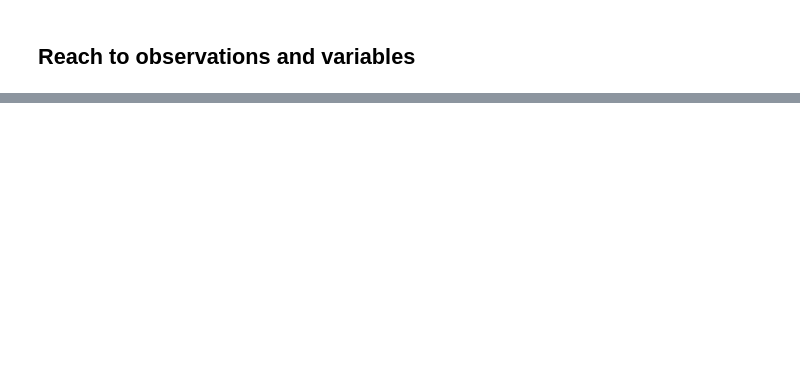
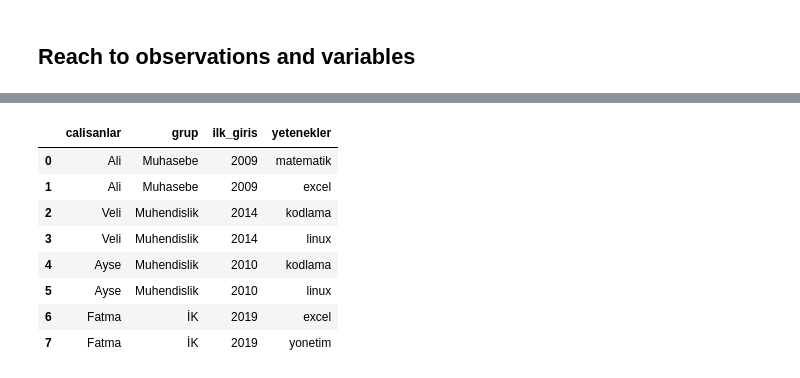
Before and after one commit to bevirgen/Data-Science---Artificial-Intelligence, a Jupyter notebook: 1. Python/2. Dr. M. Vahit Keskin/3. Pandas Basics/pandas_basics.ipynb, the cells around one changed output, grey strips where cells are left out. Cells and saved outputs as stored; diff of their text form; code cells hidden in the pictures; blank space fills up the shorter version.

```diff
--- a/1. Python/2. Dr. M. Vahit Keskin/3. Pandas Basics/pandas_basics.ipynb
+++ b/1. Python/2. Dr. M. Vahit Keskin/3. Pandas Basics/pandas_basics.ipynb
@@ -543,0 +658,5 @@ df.loc[df.var2 > 3, ['added_column']]
+# %%
+df1 = pd.DataFrame({'calisanlar': ['Ali', 'Veli', 'Ayse', 'Fatma'],
+                    'grup': ['Muhasebe', 'Muhendislik', 'Muhendislik', 'İK']})
+
+df1
@@ -543,0 +669,5 @@ df.loc[df.var2 > 3, ['added_column']]
+# %%
+df2 = pd.DataFrame({'calisanlar': ['Ayse', 'Ali', 'Veli', 'Fatma'],
+                    'ilk_giris': [2010, 2009, 2014, 2019]})
+
+df2
@@ -543,0 +696,3 @@ df.loc[df.var2 > 3, ['added_column']]
+# %%
+df3 = pd.merge(df1,df2)
+df3
@@ -543,0 +723,7 @@ df.loc[df.var2 > 3, ['added_column']]
+# %%
+df5 = pd.DataFrame({'grup': ['Muhasebe', 'Muhasebe',
+                              'Muhendislik', 'Muhendislik', 'İK', 'İK'],
+                    'yetenekler': ['matematik', 'excel', 'kodlama', 'linux',
+                               'excel', 'yonetim']})
+
+df5
@@ -543,0 +746,12 @@ df.loc[df.var2 > 3, ['added_column']]
+# %%
+pd.merge(df3,df5)
+# %% [output]
+|  | calisanlar | grup | ilk_giris | yetenekler |
+| 0 | Ali | Muhasebe | 2009 | matematik |
+| 1 | Ali | Muhasebe | 2009 | excel |
+| 2 | Veli | Muhendislik | 2014 | kodlama |
+| 3 | Veli | Muhendislik | 2014 | linux |
+| 4 | Ayse | Muhendislik | 2010 | kodlama |
+| 5 | Ayse | Muhendislik | 2010 | linux |
+| 6 | Fatma | İK | 2019 | excel |
+| 7 | Fatma | İK | 2019 | yonetim |
```
Also changed, not shown: parts of 53 cells of this notebook.
